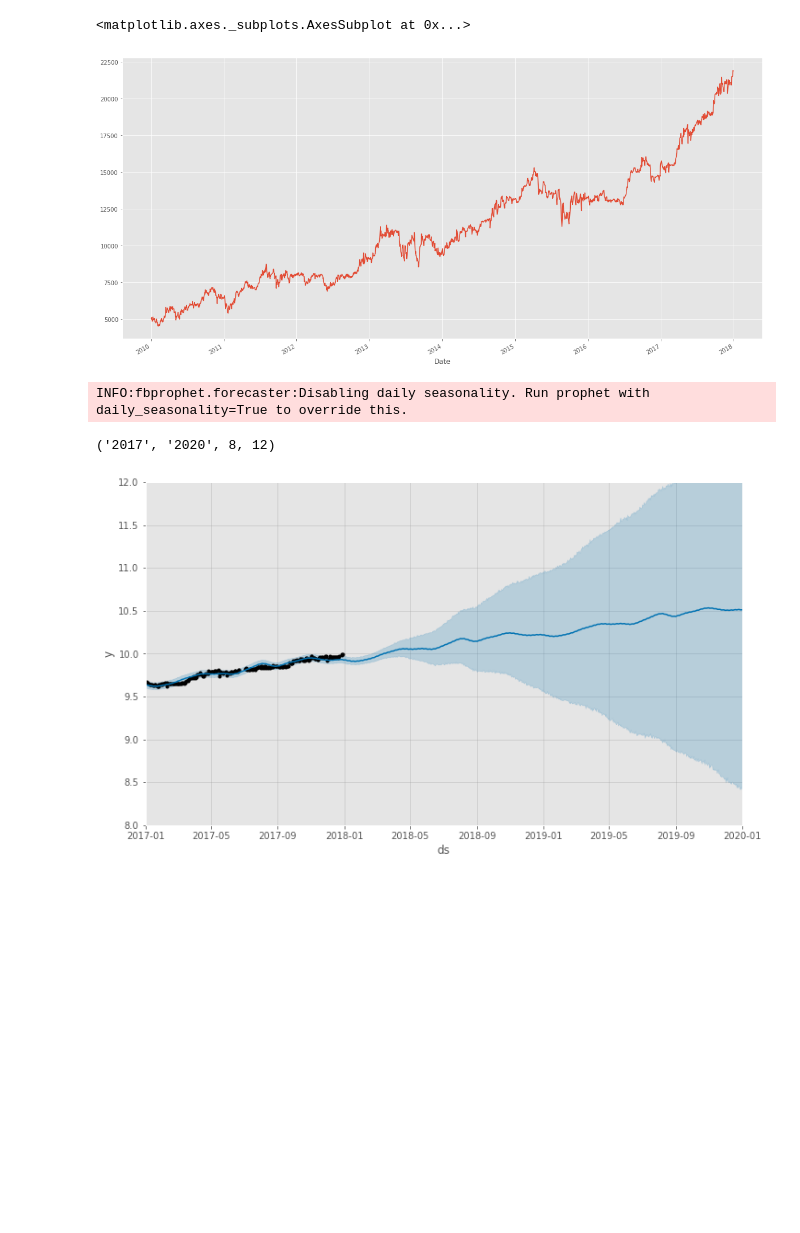
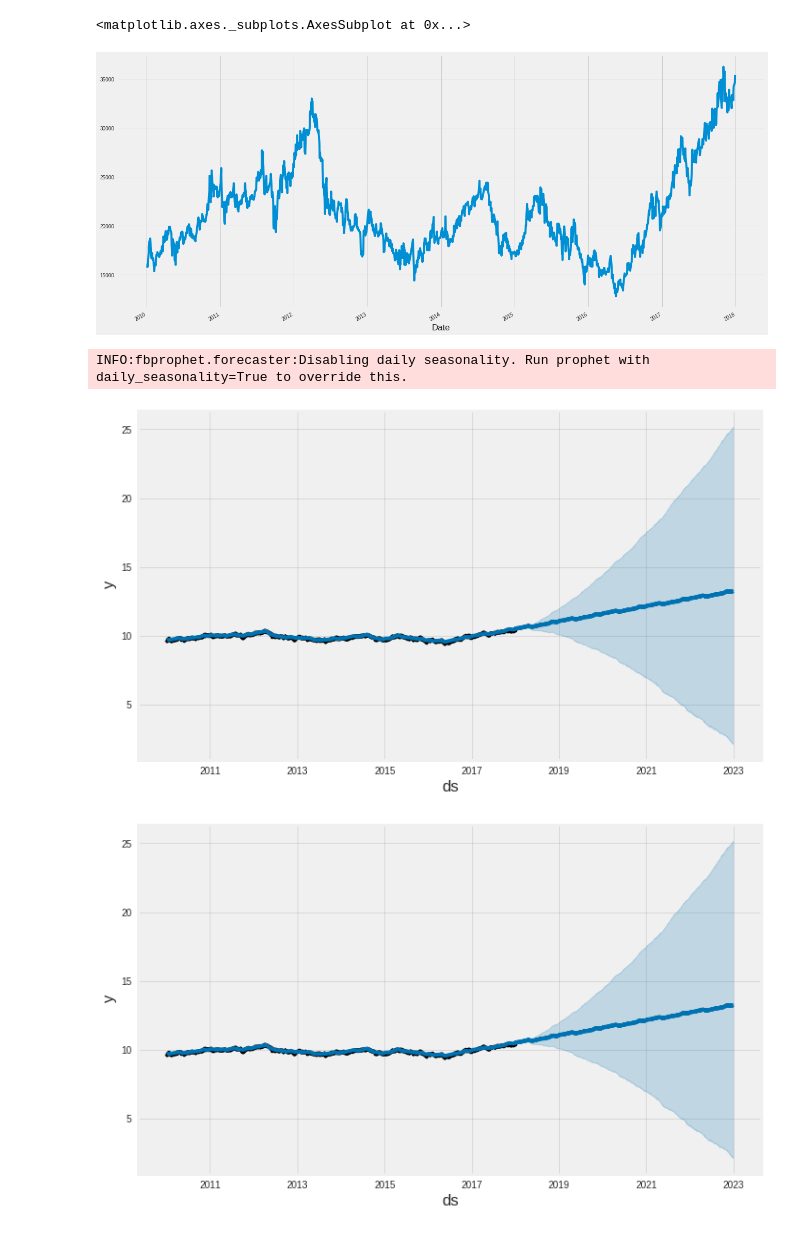
Before and after one commit to rubiagatra/stock-ticker-id, a Jupyter notebook: stock-prediction/Best Growth Stock Prediction Analysis Using Prophet.ipynb, the cells around one changed output. Drawn from its saved outputs; the diff is of its cells as text; code cells hidden in the pictures; blank space fills up the shorter version.

```diff
--- a/stock-prediction/Best Growth Stock Prediction Analysis Using Prophet.ipynb
+++ b/stock-prediction/Best Growth Stock Prediction Analysis Using Prophet.ipynb
@@ -9,7 +11,7 @@ from sklearn.metrics import mean_squared_error, r2_score, mean_absolute_error
 %matplotlib inline
 
 plt.rcParams['figure.figsize']=(20,10)
-plt.style.use('ggplot')
+plt.style.use('fivethirtyeight')
 # %%
 import pandas_datareader.data as web
 import datetime
@@ -17,7 +19,7 @@ import datetime
 start = datetime.datetime(2010, 1, 1)
 end = datetime.datetime(2018, 1, 1)
 
-df = web.DataReader('BBCA', 'google', start, end)
+df = web.DataReader('UNTR', 'google', start, end)
 
 print(df.head())
 # %% [output]
@@ -38,7 +40,7 @@ close = df['Close']
 close.plot()
 # %% [output]
 <matplotlib.axes._subplots.AxesSubplot at 0x...>
-[figure, old version]
+[figure, new version]
 # %%
 close_df = close.reset_index().rename(columns={'Date':'ds', 'Close':'y'})
 close_df['y'] = np.log(close_df['y'])
@@ -51,10 +53,9 @@ forecast = model.predict(future)
 INFO:fbprophet.forecaster:Disabling daily seasonality. Run prophet with daily_seasonality=True to override this.
 # %%
 model.plot(forecast)
-plt.axis(('2017', '2020', 8, 12))
 # %% [output]
-('2017', '2020', 8, 12)
-[figure, old version]
+[figure, new version]
+[figure, added]
 # %%
 two_years = forecast.set_index('ds').join(df)
 two_years = two_years[['Close', 'yhat', 'yhat_upper', 'yhat_lower' ]].dropna().tail(800)
```
Also changed, not shown: parts of 11 cells of this notebook, 2 other files.
